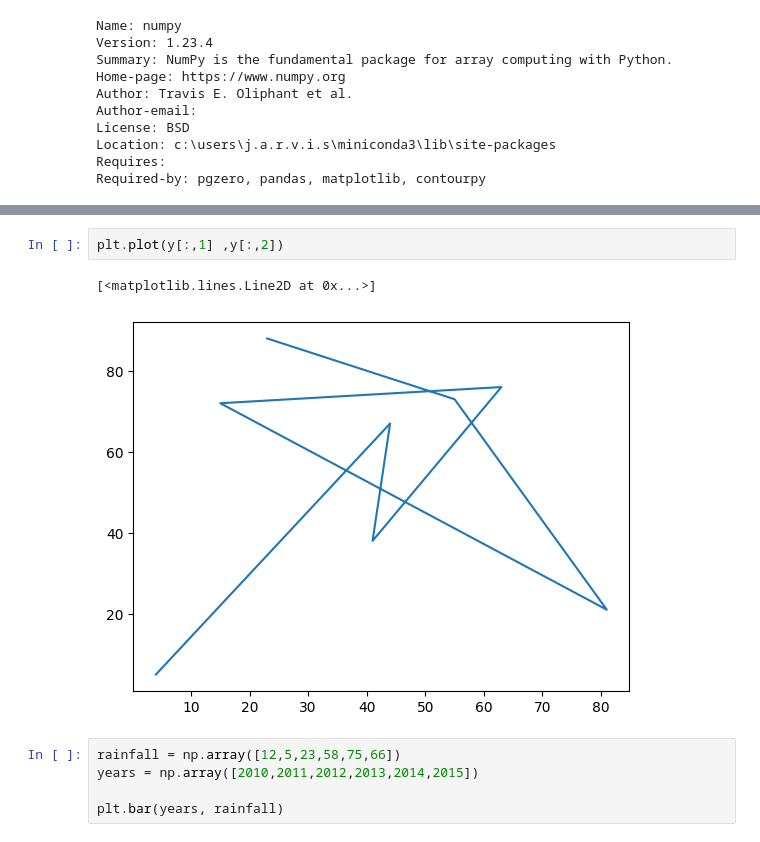
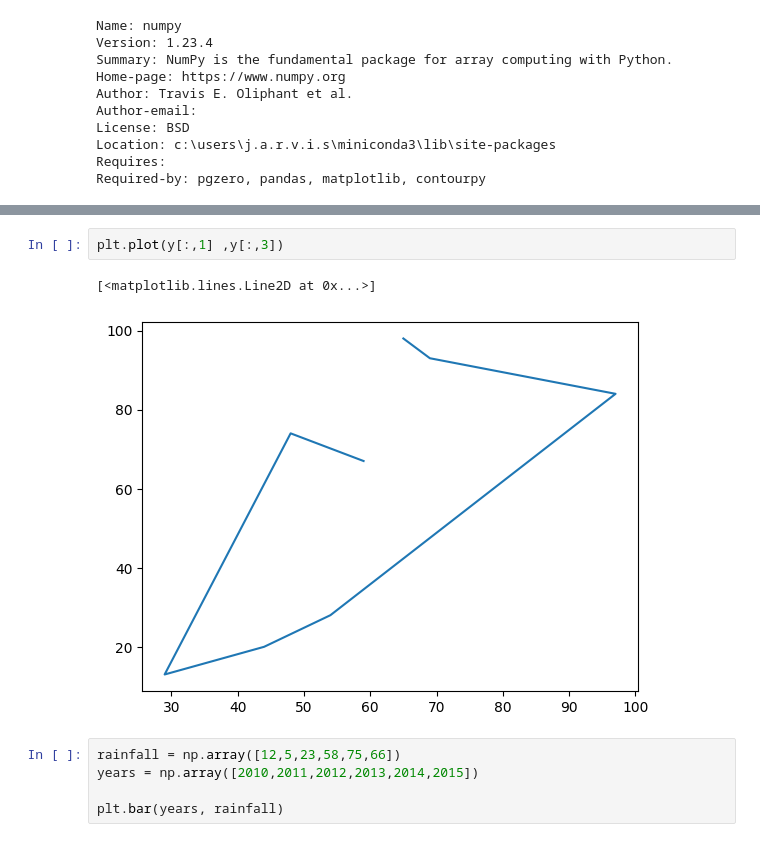
Before and after one commit to vikashchauhan19/vikashchauhan, a Jupyter notebook: data_analysis/numerical.ipynb, the cells around one changed output, grey strips where cells are left out. Cells and saved outputs as stored; diff of their text form.

```diff
--- a/data_analysis/numerical.ipynb
+++ b/data_analysis/numerical.ipynb
@@ -280,8 +280,8 @@ plt.plot(y[:,1])
 # %%
-plt.plot(y[:,1] ,y[:,2])
+plt.plot(y[:,1] ,y[:,3])
 # %% [output]
 [<matplotlib.lines.Line2D at 0x...>]
-[figure, old version]
+[figure, new version]
 # %%
 rainfall = np.array([12,5,23,58,75,66])
 years = np.array([2010,2011,2012,2013,2014,2015])
```
Also changed, not shown: parts of 19 cells of this notebook, 6 other files.
